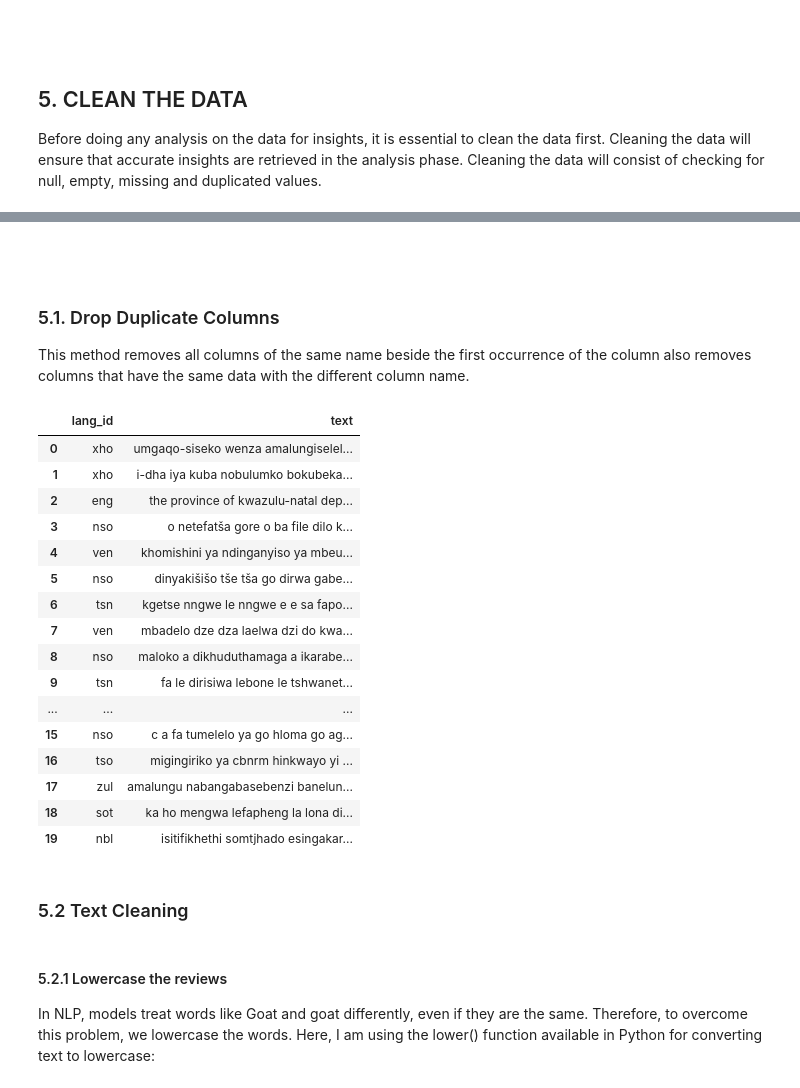
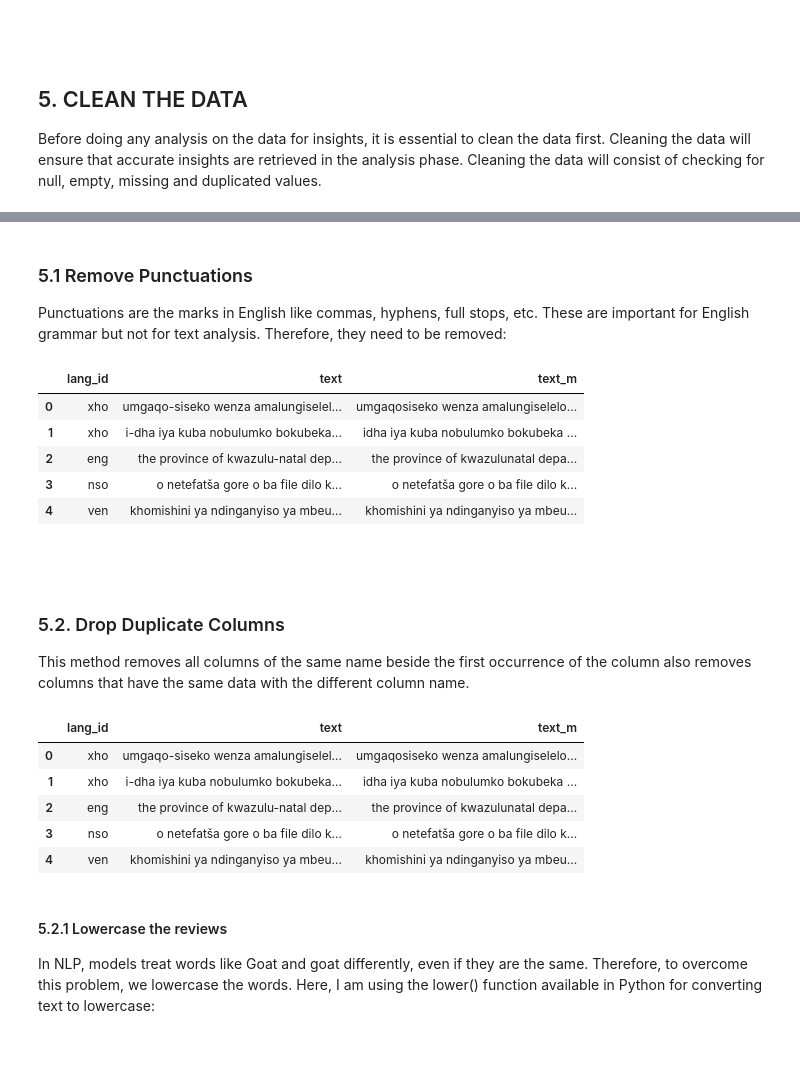
Before and after one commit to kingjohn4/Language-Identification-Challenge, a Jupyter notebook: Language-Identification-Challenge.ipynb, the cells around one changed output, grey strips where cells are left out. Saved outputs shown, nothing was run; the diff lists cells and outputs as text; code cells hidden in the pictures; blank space fills up the shorter version.

```diff
--- a/Language-Identification-Challenge.ipynb
+++ b/Language-Identification-Challenge.ipynb
@@ -265,11 +274,3 @@ Name: message, Length: 5459, dtype: int64
 Before doing any analysis on the data for insights, it is essential to clean the data first.
 Cleaning the data will ensure that accurate insights are retrieved in the analysis phase.
 Cleaning the data will consist of checking for null, empty, missing and duplicated values.<br/>
-# %%
-#View data in more depth - Use "display.max_columns" to view hidden columns in the data frame
-
-## Train data
-
-print ("The shape of the train data is:" + str(train_data.shape))
-pd.set_option('display.max_columns', None)
-train_data.head(10)
@@ -305,8 +276,0 @@ memory usage: 515.8+ KB
-# %%
-# Clean the train dataset
-df_train['lang_id'] = train_data['lang_id'].apply(clean_data)
-
-# Clean the test dataset
-df_test['text'] = test_data['text'].apply(clean_data)
-
-df_train.head()
@@ -320,45 +277,60 @@ df_train.head()
+# %% [markdown]
+### 5.1 Remove Punctuations
+Punctuations are the marks in English like commas, hyphens, full stops, etc. These are important for English grammar but not for text analysis. Therefore, they need to be removed:
+# %%
+#Data preprocessing
+#function that handles the removal punctuations from the tweets
+def remove_punct(text):
+    """
+    the function remove_punction takes in a text as input and loops through
+    the text to check if a char is not in string.punctuation then it adds the
+    the char as a string
+
+    """
+    text  = "".join([char for char in text if char not in string.punctuation])
+    text = re.sub('[0-9]+', '', text)
+    return text
+# %%
+#applying the remove_punct function
+df_train['text_m'] = df_train['text'].apply(lambda x: remove_punct(x))
+
+df_train.head()
+# %% [output]
+|  | lang_id | text | text_m |
+| 0 | xho | umgaqo-siseko wenza amalungiselel... | umgaqosiseko wenza amalungiselelo... |
+| 1 | xho | i-dha iya kuba nobulumko bokubeka... | idha iya kuba nobulumko bokubeka ... |
+| 2 | eng | the province of kwazulu-natal dep... | the province of kwazulunatal depa... |
+| 3 | nso | o netefatša gore o ba file dilo k... | o netefatša gore o ba file dilo k... |
+| 4 | ven | khomishini ya ndinganyiso ya mbeu... | khomishini ya ndinganyiso ya mbeu... |
 # %% [markdown]
 <br/><br/>
-### 5.1. Drop Duplicate Columns
+### 5.2. Drop Duplicate Columns
 This method removes all columns of the same name beside the first occurrence of the column also removes columns that have the same data with the different column name.
 # %%
 # Drop duplicate columns
 df2 = df_train.T.drop_duplicates().T
 
 # Use groupby() to drop duplicate columns
 df2 = df_train.T.groupby(level=0).first().T
 
 # Remove duplicate columns pandas DataFrame
 df2 = df_train.loc[:,~df_train.columns.duplicated()]
 
 # Remove repeted columns in a DataFrame
 df2 = df_train.loc[:,~df_train.T.duplicated(keep='first')]
 
 # keep last duplicate columns
 df2 = df_train.loc[:,~df_train.T.duplicated(keep='last')]
 
 # Use DataFrame.columns.duplicated() to drop duplicate columns
 duplicate_cols = df_train.columns[df_train.columns.duplicated()]
 df_train.drop(columns=duplicate_cols, inplace=True)
 
-df_train.head(20)
+df_train.head()
 # %% [output]
-|  | lang_id | text |
-| 0 | xho | umgaqo-siseko wenza amalungiselel... |
-| 1 | xho | i-dha iya kuba nobulumko bokubeka... |
-| 2 | eng | the province of kwazulu-natal dep... |
-| 3 | nso | o netefatša gore o ba file dilo k... |
-| 4 | ven | khomishini ya ndinganyiso ya mbeu... |
-| 5 | nso | dinyakišišo tše tša go dirwa gabe... |
-| 6 | tsn | kgetse nngwe le nngwe e e sa fapo... |
-| 7 | ven | mbadelo dze dza laelwa dzi do kwa... |
-| 8 | nso | maloko a dikhuduthamaga a ikarabe... |
-| 9 | tsn | fa le dirisiwa lebone le tshwanet... |
-| ... | ... | ... |
-| 15 | nso | c a fa tumelelo ya go hloma go ag... |
-| 16 | tso | migingiriko ya cbnrm hinkwayo yi ... |
-| 17 | zul | amalungu nabangabasebenzi banelun... |
-| 18 | sot | ka ho mengwa lefapheng la lona di... |
-| 19 | nbl | isitifikhethi somtjhado esingakar... |
+|  | lang_id | text | text_m |
+| 0 | xho | umgaqo-siseko wenza amalungiselel... | umgaqosiseko wenza amalungiselelo... |
+| 1 | xho | i-dha iya kuba nobulumko bokubeka... | idha iya kuba nobulumko bokubeka ... |
+| 2 | eng | the province of kwazulu-natal dep... | the province of kwazulunatal depa... |
+| 3 | nso | o netefatša gore o ba file dilo k... | o netefatša gore o ba file dilo k... |
+| 4 | ven | khomishini ya ndinganyiso ya mbeu... | khomishini ya ndinganyiso ya mbeu... |
-# %% [markdown]
-### 5.2 Text Cleaning <a class="anchor" id="section_5_1"></a>
```
Also changed, not shown: parts of 40 cells of this notebook.
